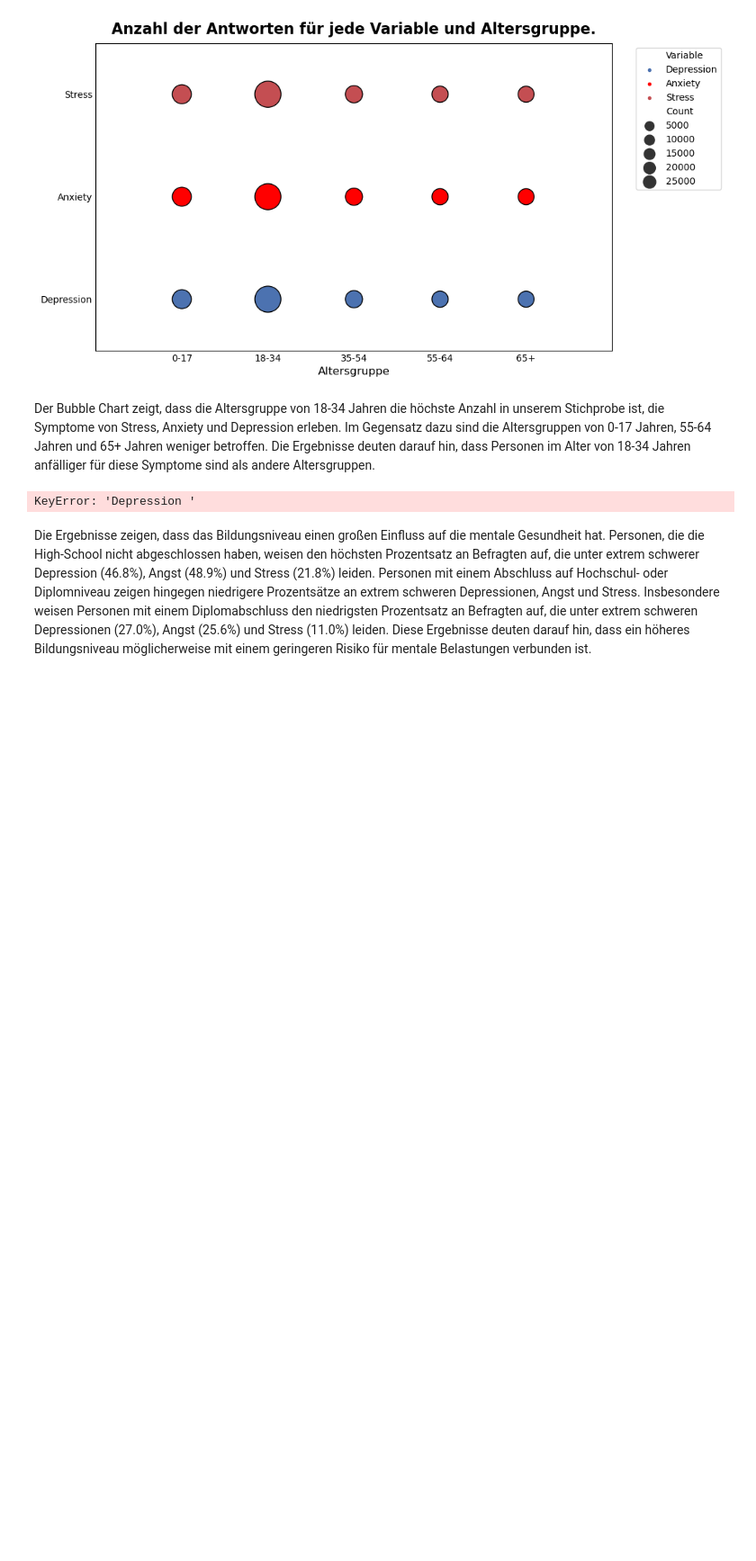
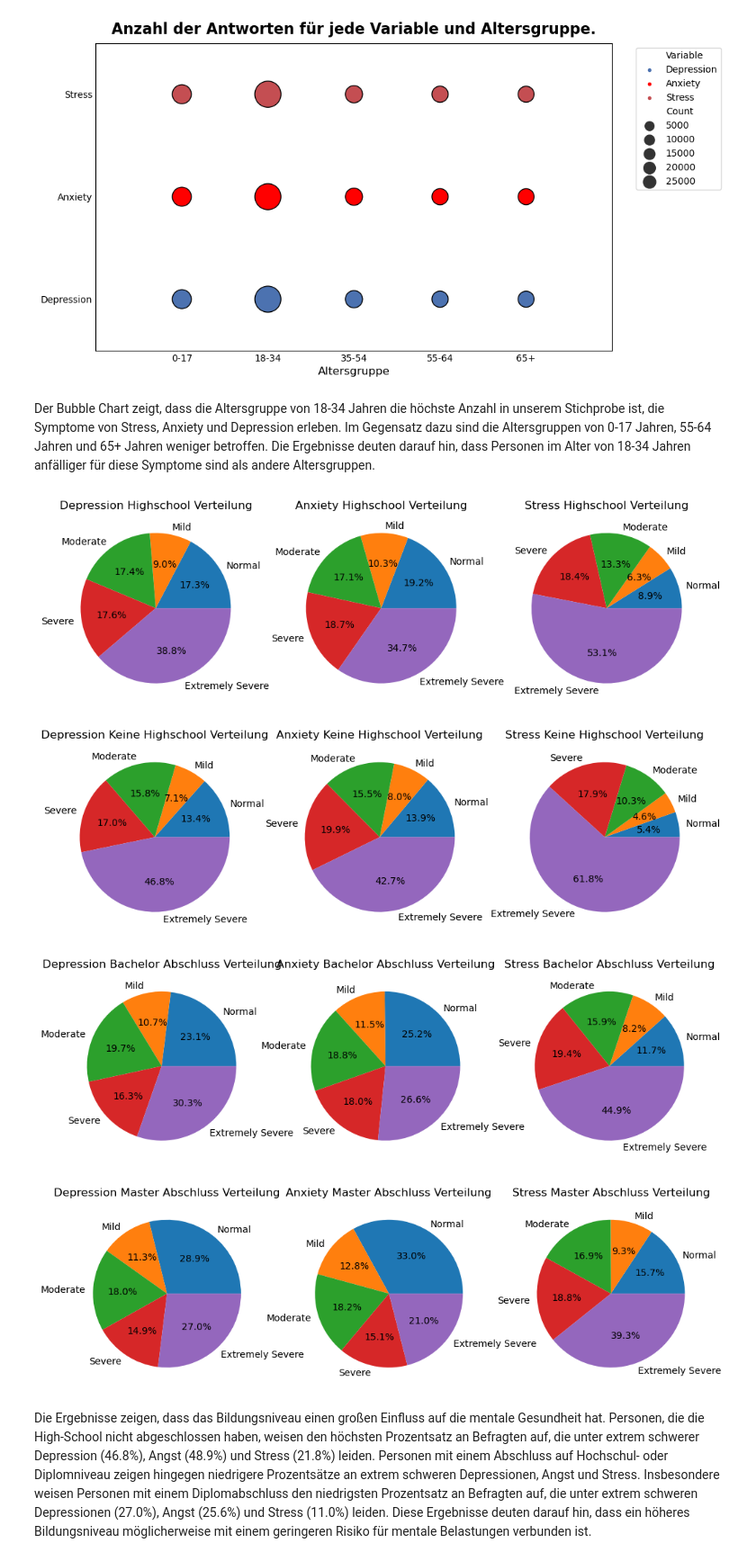
Before and after one commit to wi21b030/Mental-Health, a Jupyter notebook: Mental-Health.ipynb, the cells around one changed output. Shown at 90% size. Saved outputs shown, nothing was run; the diff lists cells and outputs as text; code cells hidden in the pictures; blank space fills up the shorter version.

```diff
--- a/Mental-Health.ipynb
+++ b/Mental-Health.ipynb
@@ -1042,27 +1042,41 @@ plt.show()
 # %% [markdown]
 Der Bubble Chart zeigt, dass die Altersgruppe von 18-34 Jahren die höchste Anzahl in unserem Stichprobe ist, die Symptome von Stress, Anxiety und Depression erleben. Im Gegensatz dazu sind die Altersgruppen von 0-17 Jahren, 55-64 Jahren und 65+ Jahren weniger betroffen. Die Ergebnisse deuten darauf hin, dass Personen im Alter von 18-34 Jahren anfälliger für diese Symptome sind als andere Altersgruppen.
 # %%
+bins = {'Depression': [0, 9, 13, 20, 27, float('inf')],'Anxiety': [0, 7, 10, 15, 21, float('inf')],
+        'Stress': [0, 7, 10, 15, 21, float('inf')]
+}
+labels = ['Normal', 'Mild', 'Moderate', 'Severe', 'Extremely Severe']
 education = data['education'].map({0: 'Nicht Beantwortet', 1: 'Keine Highschool', 2: 'Highschool', 3: 'Bachelor Abschluss', 4: 'Master Abschluss'})
-
+for var in ['Depression', 'Anxiety', 'Stress']:
+    data[f'{var} Category'] = pd.cut(data[var], bins=bins[var], labels=labels)
 percentages = {}
 for var in ['Depression', 'Anxiety', 'Stress']:
     grouped = data.groupby([education, f'{var} Category'])[var].count()
     percentages[var] = grouped.groupby(level=0).apply(lambda x: 100 * x / x.sum())
-
-fig, axes = plt.subplots(nrows=1, ncols=3, figsize=(12, 4))
-plots_per_edu = 0
-has_data = False
-for i, var in enumerate(['Depression', 'Anxiety', 'Stress']):
-    pie_data = percentages[var].loc['Keine Highschool'].drop(0, errors='ignore')
-    if not pie_data.empty:
-        axes[plots_per_edu].pie(pie_data, labels=pie_data.index, autopct='%1.1f%%')
-        axes[plots_per_edu].set_title(f'{var} Keine Highschool Verteilung')
-        plots_per_edu += 1
-        has_data = True
-if has_data:
-    plt.show()
+pie_count = 0
+for edu in education.unique():
+    fig, axes = plt.subplots(nrows=1, ncols=3, figsize=(12, 4))
+    plots_per_edu = 0
+    has_data = False
+    for i, var in enumerate(['Depression', 'Anxiety', 'Stress']):
+        pie_data = percentages[var].loc[edu].drop(0, errors='ignore')
+        if not pie_data.empty:
+            axes[plots_per_edu].pie(pie_data, labels=pie_data.index, autopct='%1.1f%%')
+            axes[plots_per_edu].set_title(f'{var} {edu} Verteilung')
+            plots_per_edu += 1
+            has_data = True
+            pie_count += 1
+            if pie_count == 12:
+                break
+    if has_data:
+        plt.show()
+    if pie_count == 12:
+        break
 # %% [output]
-KeyError: 'Depression '
+[figure, added]
+[figure, added]
+[figure, added]
+[figure, added]
 # %% [markdown]
 Die Ergebnisse zeigen, dass das Bildungsniveau einen großen Einfluss auf die mentale Gesundheit hat. Personen, die die High-School nicht abgeschlossen haben, weisen den höchsten Prozentsatz an Befragten auf, die unter extrem schwerer Depression (46.8%), Angst (48.9%) und Stress (21.8%) leiden. Personen mit einem Abschluss auf Hochschul- oder Diplomniveau zeigen hingegen niedrigere Prozentsätze an extrem schweren Depressionen, Angst und Stress. Insbesondere weisen Personen mit einem Diplomabschluss den niedrigsten Prozentsatz an Befragten auf, die unter extrem schweren Depressionen (27.0%), Angst (25.6%) und Stress (11.0%) leiden. Diese Ergebnisse deuten darauf hin, dass ein höheres Bildungsniveau möglicherweise mit einem geringeren Risiko für mentale Belastungen verbunden ist.
 # %%
```
